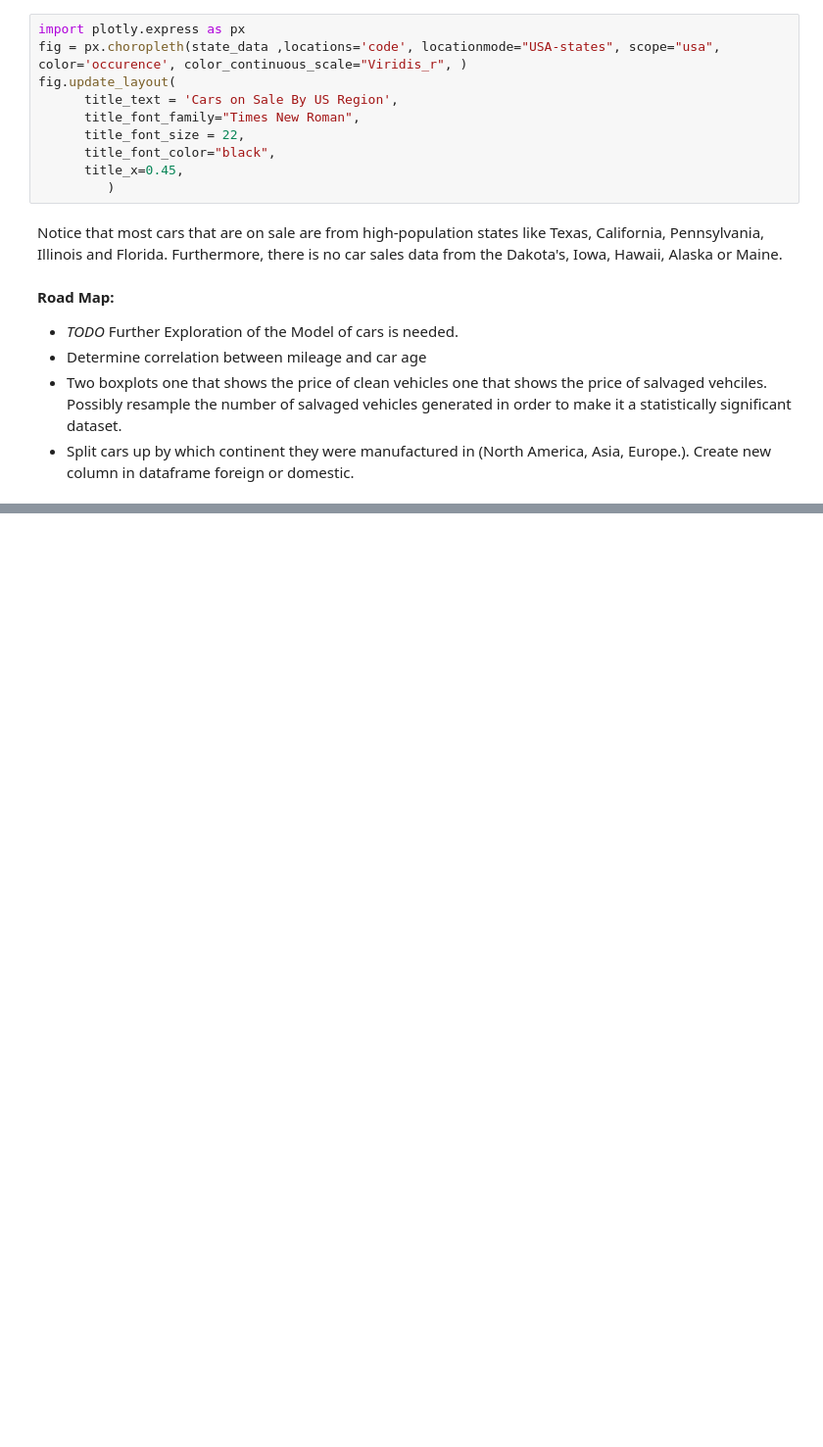
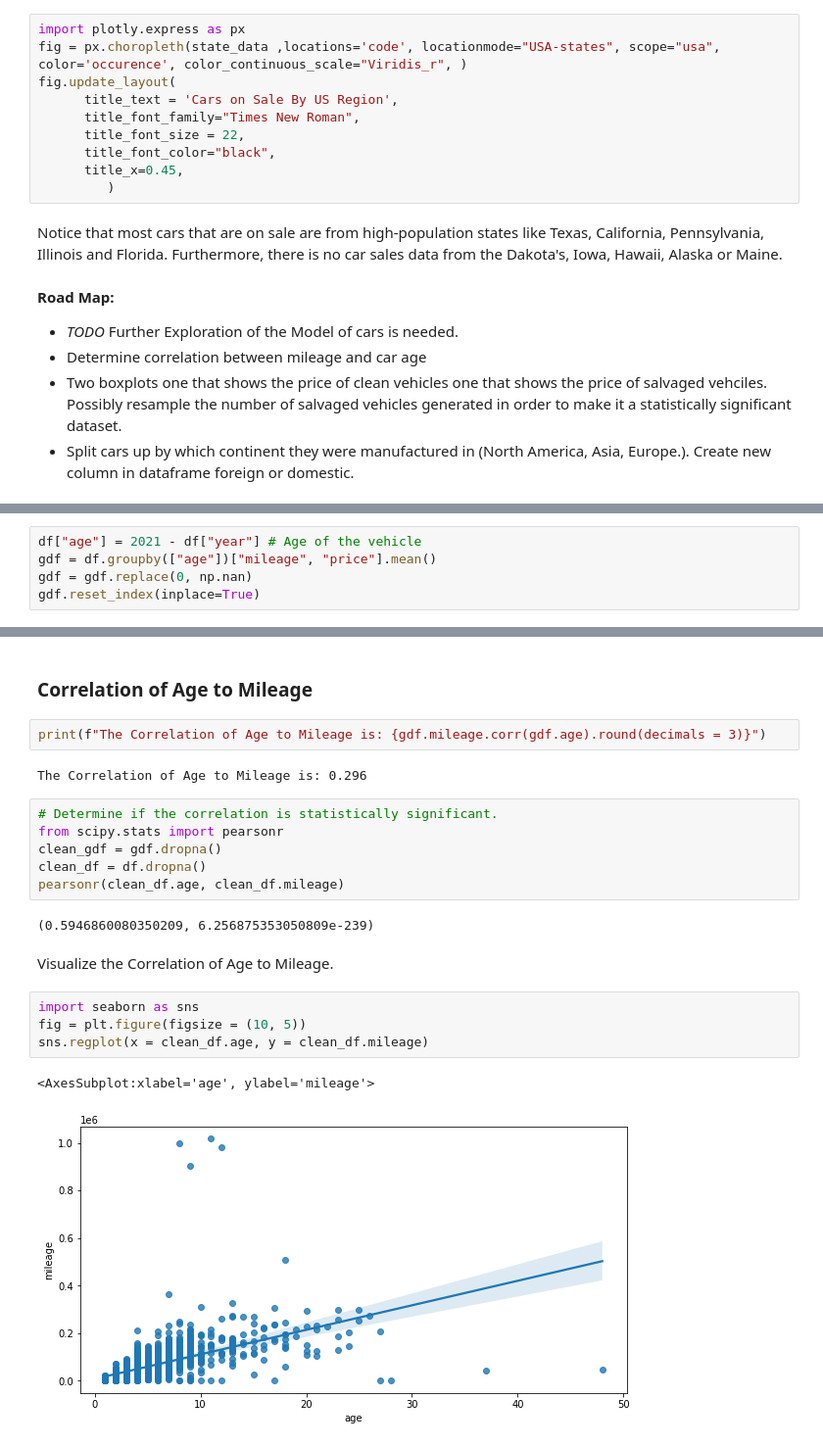
Before and after one commit to arjneal/DataScience, a Jupyter notebook: data_analytics/code_files/car_sales.ipynb, the cells around one changed output, grey strips where cells are left out. Shown at 98% size. Saved outputs shown, nothing was run; the diff lists cells and outputs as text; blank space fills up the shorter version.

Commit message:
Preliminary Stages of Correlation Analysis

```diff
--- a/data_analytics/code_files/car_sales.ipynb
+++ b/data_analytics/code_files/car_sales.ipynb
@@ -170,0 +178,5 @@ Notice that most cars that are on sale are from high-population states like Texa
+# %%
+df["age"] = 2021 - df["year"] # Age of the vehicle
+gdf = df.groupby(["age"])["mileage", "price"].mean()
+gdf = gdf.replace(0, np.nan)
+gdf.reset_index(inplace=True)
@@ -170,0 +202,23 @@ Notice that most cars that are on sale are from high-population states like Texa
+# %% [markdown]
+### Correlation of Age to Mileage
+# %%
+print(f"The Correlation of Age to Mileage is: {gdf.mileage.corr(gdf.age).round(decimals = 3)}")
+# %% [output]
+The Correlation of Age to Mileage is: 0.296
+# %%
+# Determine if the correlation is statistically significant.
+from scipy.stats import pearsonr
+clean_gdf = gdf.dropna()
+clean_df = df.dropna()
+pearsonr(clean_df.age, clean_df.mileage)
+# %% [output]
+(0.5946860080350209, 6.256875353050809e-239)
+# %% [markdown]
+Visualize the Correlation of Age to Mileage.
+# %%
+import seaborn as sns
+fig = plt.figure(figsize = (10, 5))
+sns.regplot(x = clean_df.age, y = clean_df.mileage)
+# %% [output]
+<AxesSubplot:xlabel='age', ylabel='mileage'>
+[figure, added]
```
Also changed, not shown: parts of 6 cells of this notebook.
